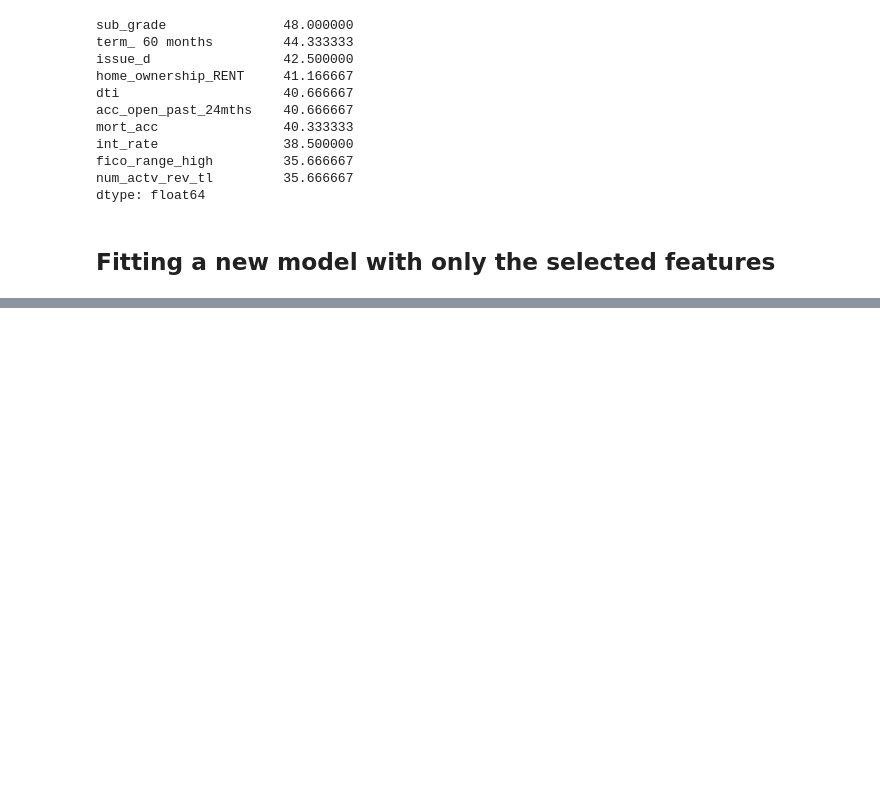
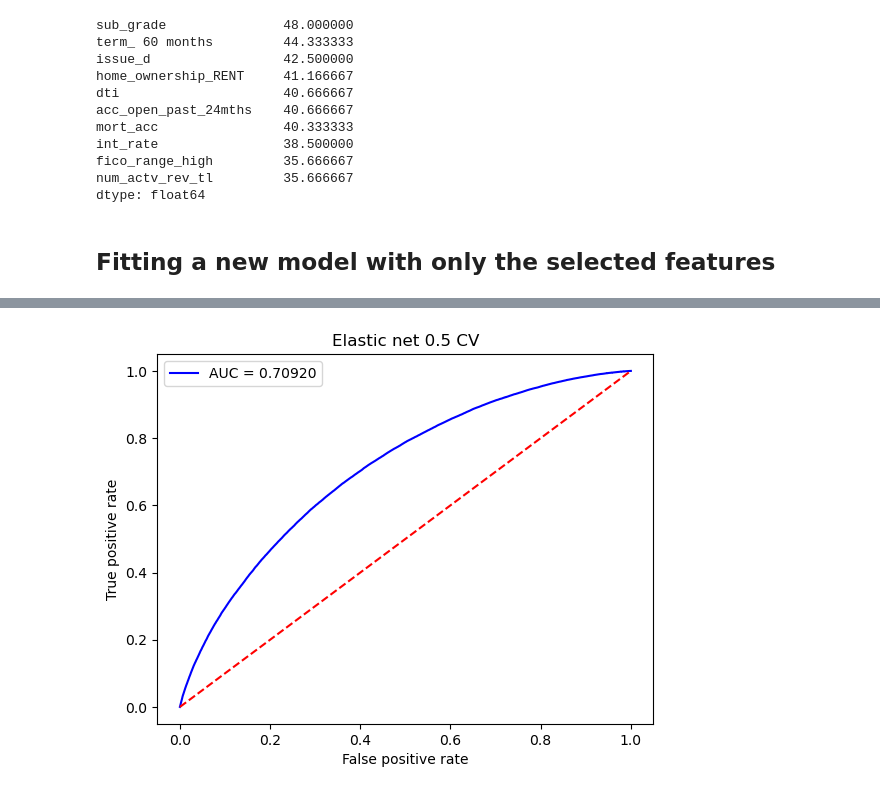
Before and after one commit to G-Mass/MTFI-project, a Jupyter notebook: p2p_lending_credit_risk_assessment.ipynb, the cells around one changed output, grey strips where cells are left out. Saved outputs shown, nothing was run; the diff lists cells and outputs as text; code cells hidden in the pictures; blank space fills up the shorter version.

Commit message:
added final elastic net model

```diff
--- a/p2p_lending_credit_risk_assessment.ipynb
+++ b/p2p_lending_credit_risk_assessment.ipynb
@@ -1298,0 +1295,3 @@ rand_forest_chosen_feats = RandomForestClassifier(n_jobs= -1, random_)
+# %%
+selected_features = ["int_rate","sub_grade", "term_ 60 months", "dti", "loan_amnt","fico_range_high",
+                     "mort_acc","home_ownership_RENT", "home_ownership_OWN","issue_d",'acc_open_past_24mths', 'num_actv_rev_tl']
@@ -1298,0 +1300,11 @@ rand_forest_chosen_feats = RandomForestClassifier(n_jobs= -1, random_)
+# %%
+from sklearn.linear_model import LogisticRegressionCV
+# parameter Cs= Each of the values in Cs describes the inverse of regularization strength.
+# If Cs is as an int, then a grid of Cs values are chosen in a logarithmic scale between 1e-4 and 1e4.
+# Like in support vector machines, smaller values specify stronger regularization.
+
+#parameter cv= number of folds to use in cross validation
+
+elasticnetcv_model_final = LogisticRegressionCV(penalty="elasticnet", solver="saga", Cs = 60, cv = 5,
+                                          l1_ratios= [0.5], max_iter = 3500, n_jobs = -1,verbose = 0)
+elasticnetcv_model_final.fit(X_train[selected_features],y_train)
@@ -1298,0 +1314,15 @@ rand_forest_chosen_feats = RandomForestClassifier(n_jobs= -1, random_)
+# %%
+elasticnetcv_final_yhat_test = elasticnetcv_model_final.predict(X_test[selected_features])
+elasticnetcv_final_phat_test = elasticnetcv_model_final.predict_proba(X_test[selected_features])[:,1]
+print("num of coefs that have been shrunk to 0: ", (elasticnetcv_model_final.coef_ == 0).sum())
+print("L1 norm of coefficients: ", np.abs(elasticnetcv_model_final.coef_).sum())
+print("L2 norm of coefficients: ", (elasticnetcv_model_final.coef_**2).sum())
+print("accuracy: ", accuracy_score(y_test,elasticnetcv_final_yhat_test))
+print(classification_report(y_test,elasticnetcv_final_yhat_test))
+elasticnetcv_final_cm = pd.DataFrame(confusion_matrix(y_test, elasticnetcv_final_yhat_test))
+elasticnetcv_final_cm.index.name="actual"
+elasticnetcv_final_cm.columns.name="predicted"
+print(elasticnetcv_final_cm)
+print("coefficients of Elastic net")
+elasticnetcv_final_coeffs = (pd.Series(elasticnetcv_model_final.coef_[0], index = elasticnetcv_model_final.feature_names_in_)).sort_values()
+elasticnetcv_final_coeffs
@@ -1298,0 +1361,12 @@ rand_forest_chosen_feats = RandomForestClassifier(n_jobs= -1, random_)
+# %%
+elasticnetcv_test_fpr, elasticnetcv_test_tpr, elasticnetcv_test_thresholds = roc_curve(y_test, elasticnetcv_final_phat_test)
+elasticnetcv_test_auc_test = roc_auc_score(y_test, elasticnetcv_final_phat_test)
+plt.plot(elasticnetcv_test_fpr,elasticnetcv_test_tpr, "b", label = "AUC = %0.5f"%elasticnetcv_test_auc_test)
+plt.plot([0,1],[0,1],"r--")
+plt.legend()
+plt.xlabel("False positive rate")
+plt.ylabel("True positive rate")
+plt.title("Elastic net 0.5 CV")
+plt.show()
+# %% [output]
+[figure, added]
```
Also changed, not shown: parts of 11 cells of this notebook, 20 other files.
